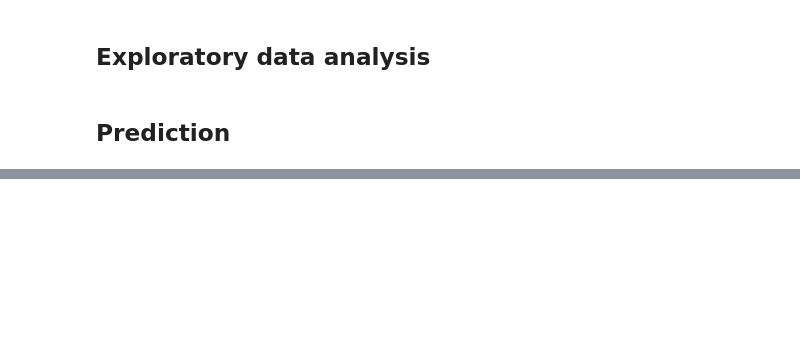
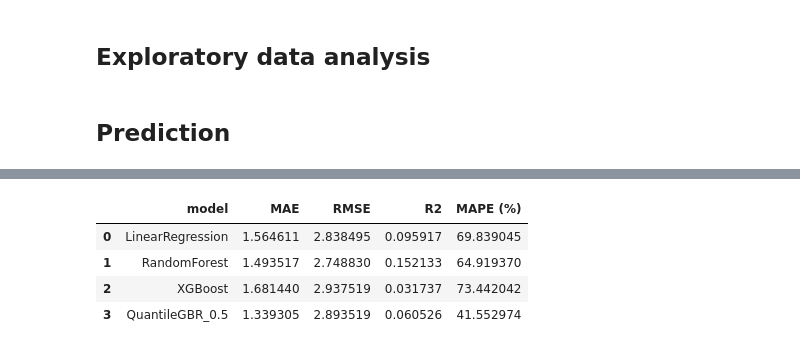
Before and after one commit to RayBasilio123/Flotation, a Jupyter notebook: flotation_prediction/playground.ipynb, the cells around one changed output, grey strips where cells are left out. Saved outputs shown, nothing was run; the diff lists cells and outputs as text; code cells hidden in the pictures; blank space fills up the shorter version.

```diff
--- a/flotation_prediction/playground.ipynb
+++ b/flotation_prediction/playground.ipynb
@@ -108,0 +125,9 @@ TypeError: 'bool' object is not callable
+# %%
+res_q = evaluate_models_quantile(df_clean, features, target=target[0], show_residuals=False, quantile=0.5)
+res_q
+# %% [output]
+|  | model | MAE | RMSE | R2 | MAPE (%) |
+| 0 | LinearRegression | 1.564611 | 2.838495 | 0.095917 | 69.839045 |
+| 1 | RandomForest | 1.493517 | 2.748830 | 0.152133 | 64.919370 |
+| 2 | XGBoost | 1.681440 | 2.937519 | 0.031737 | 73.442042 |
+| 3 | QuantileGBR_0.5 | 1.339305 | 2.893519 | 0.060526 | 41.552974 |
```
Also changed, not shown: parts of 10 cells of this notebook, 2 other files.
